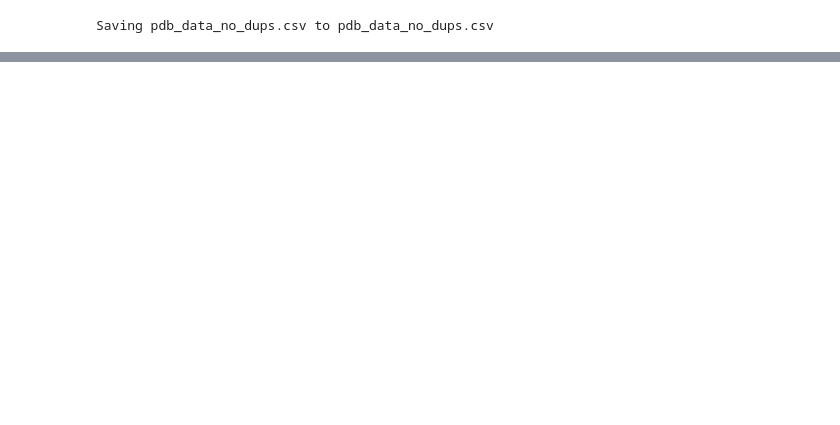
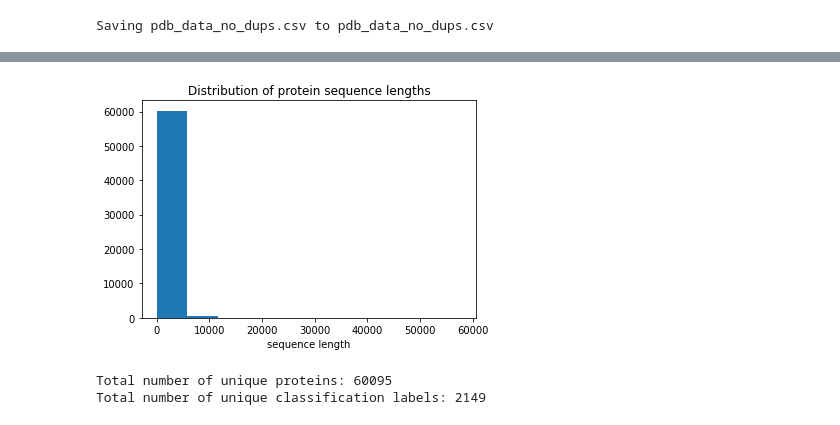
Before and after one commit to jgbrasier/protein-classification, a Jupyter notebook: ProtClass.ipynb, the cells around one changed output, grey strips where cells are left out. Drawn from its saved outputs; the diff is of its cells as text; code cells hidden in the pictures; blank space fills up the shorter version.

```diff
--- a/ProtClass.ipynb
+++ b/ProtClass.ipynb
@@ -48,0 +57,15 @@ df.head()
+# %%
+plt.hist(df['residueCount'])
+plt.xlabel('sequence length')
+plt.title('Distribution of protein sequence lengths')
+plt.show()
+# %% [output]
+[figure, added]
+# %%
+# remove proteins with lengths > 5000 to save compute time on LSTM models
+df = df[df['residueCount'] < 5000].reset_index()
+print("Total number of unique proteins:", len(df))
+print("Total number of unique classification labels:", len(df.classification.unique()))
+# %% [output]
+Total number of unique proteins: 60095
+Total number of unique classification labels: 2149
```
Also changed, not shown: parts of 8 cells of this notebook.
